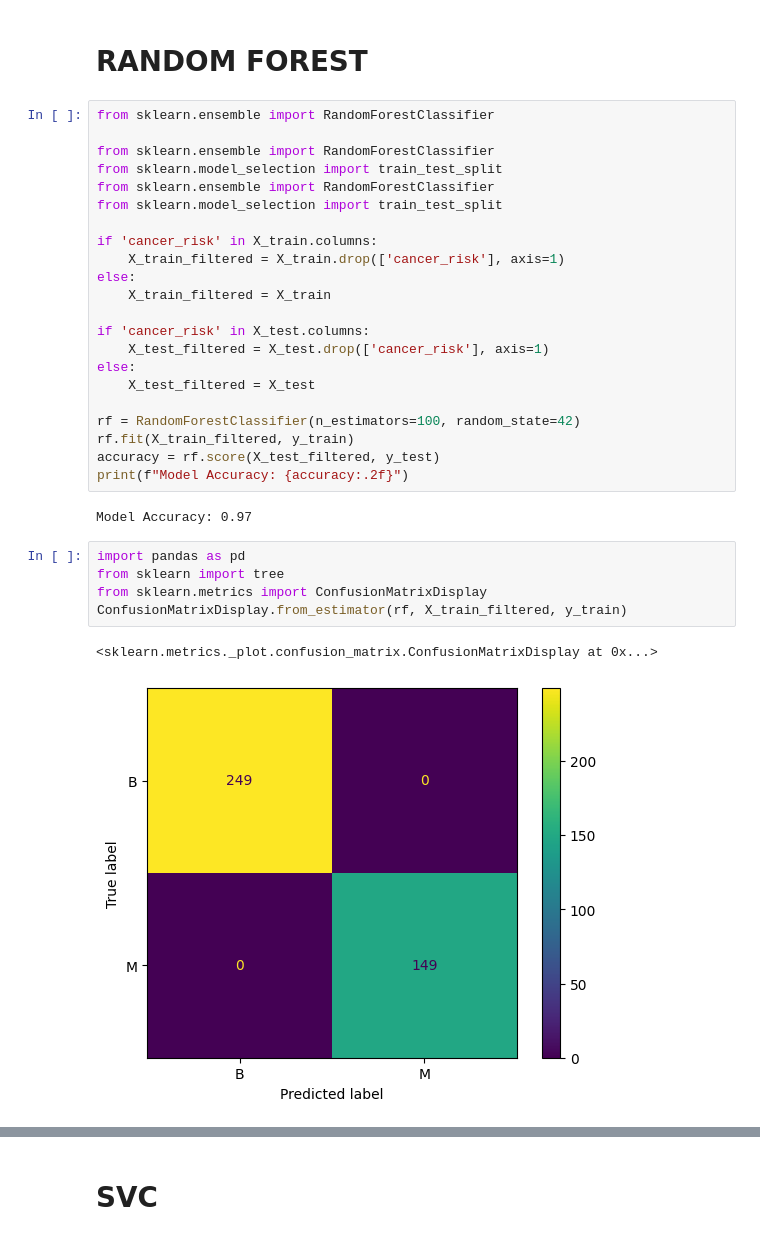
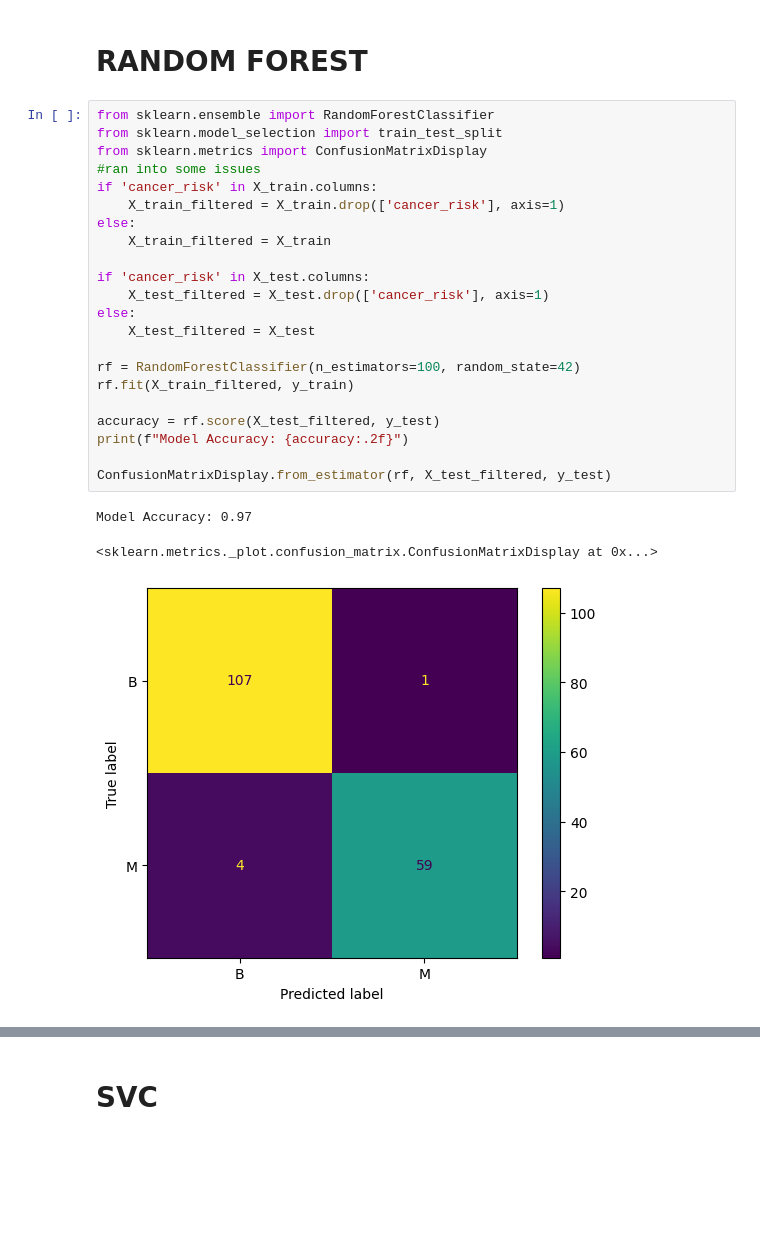
Before and after one commit to Acheedella1/Final-Project, a Jupyter notebook: Preprocessing/models.ipynb, the cells around one changed output, grey strips where cells are left out. Drawn from its saved outputs; the diff is of its cells as text; blank space fills up the shorter version.

```diff
--- a/Preprocessing/models.ipynb
+++ b/Preprocessing/models.ipynb
@@ -111,35 +111,29 @@ First few rows of processed DataFrame with cancer scores:
 # RANDOM FOREST
 # %%
 from sklearn.ensemble import RandomForestClassifier
-
-from sklearn.ensemble import RandomForestClassifier
 from sklearn.model_selection import train_test_split
-from sklearn.ensemble import RandomForestClassifier
-from sklearn.model_selection import train_test_split
-
+from sklearn.metrics import ConfusionMatrixDisplay
+#ran into some issues
 if 'cancer_risk' in X_train.columns:
     X_train_filtered = X_train.drop(['cancer_risk'], axis=1)
 else:
     X_train_filtered = X_train
 
 if 'cancer_risk' in X_test.columns:
     X_test_filtered = X_test.drop(['cancer_risk'], axis=1)
 else:
     X_test_filtered = X_test
 
 rf = RandomForestClassifier(n_estimators=100, random_state=42)
 rf.fit(X_train_filtered, y_train)
+
 accuracy = rf.score(X_test_filtered, y_test)
 print(f"Model Accuracy: {accuracy:.2f}")
+
+ConfusionMatrixDisplay.from_estimator(rf, X_test_filtered, y_test)
 # %% [output]
 Model Accuracy: 0.97
+<sklearn.metrics._plot.confusion_matrix.ConfusionMatrixDisplay at 0x...>
+[figure, added]
-# %%
-import pandas as pd
-from sklearn import tree
-from sklearn.metrics import ConfusionMatrixDisplay
-ConfusionMatrixDisplay.from_estimator(rf, X_train_filtered, y_train)
-# %% [output]
-<sklearn.metrics._plot.confusion_matrix.ConfusionMatrixDisplay at 0x...>
-[figure, removed]
 # %%
 #recall
```
Also changed, not shown: parts of 2 cells of this notebook.
